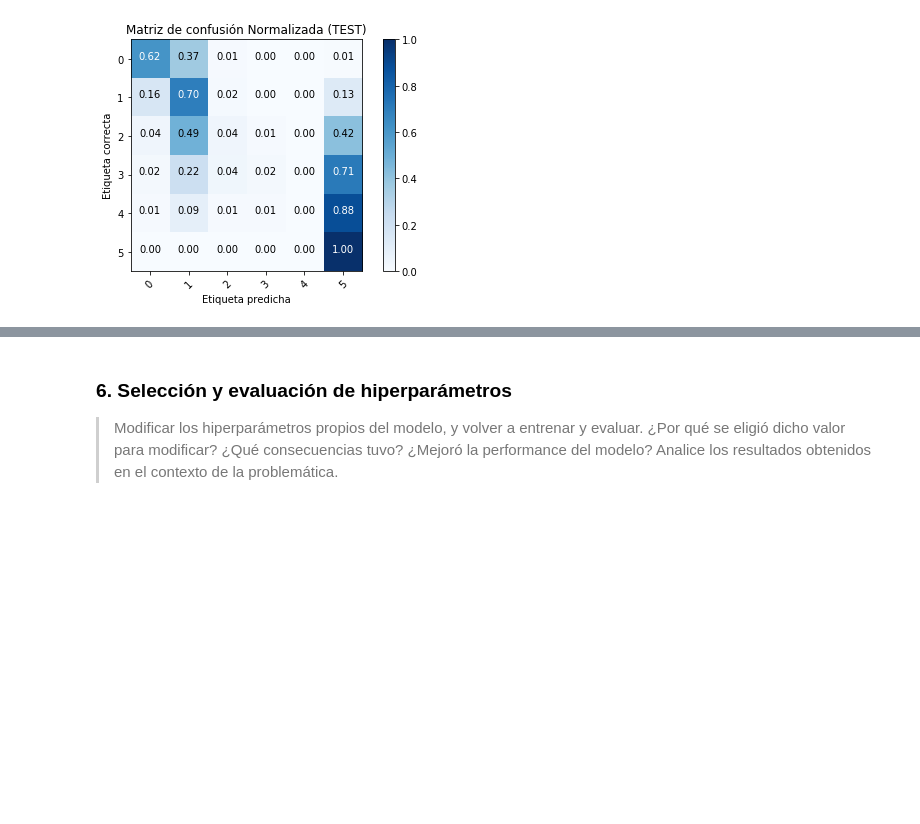
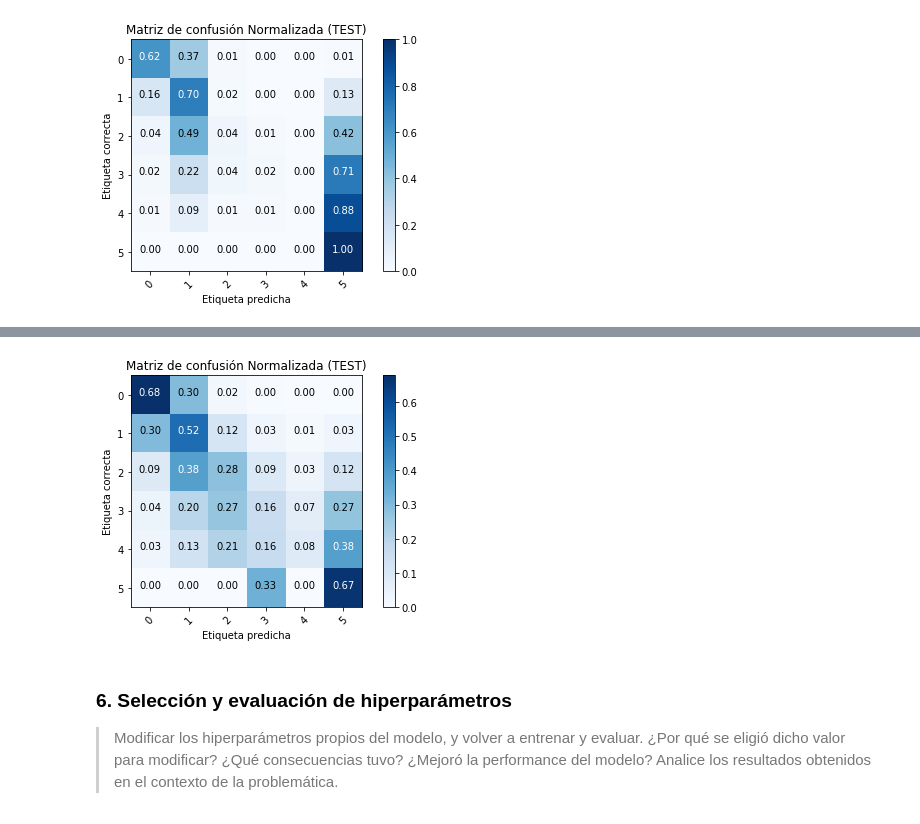
Before and after one commit to NSalina/diplodatos_2019, a Jupyter notebook: mentoria_envios/Practico3_IAA_Mentoria_cuando_llega.ipynb, the cells around one changed output, grey strips where cells are left out. Drawn from its saved outputs; the diff is of its cells as text; code cells hidden in the pictures; blank space fills up the shorter version.

```diff
--- a/mentoria_envios/Practico3_IAA_Mentoria_cuando_llega.ipynb
+++ b/mentoria_envios/Practico3_IAA_Mentoria_cuando_llega.ipynb
@@ -464,3 +490,9 @@ plot_confusion_matrix(confusion_matrix(labels_test, y_pred_test),normalize=True,
+# %%
+y_pred_test = clf_neigh.predict(features_test)
+plot_confusion_matrix(confusion_matrix(labels_test, y_pred_test),normalize=True,
+                          classes=TARGET_CLASES, title="Matriz de confusión Normalizada (TEST)")
+# %% [output]
+[figure, added]
 # %% [markdown]
 ### 6. Selección y evaluación de hiperparámetros
 
```
Also changed, not shown: parts of 7 cells of this notebook.
